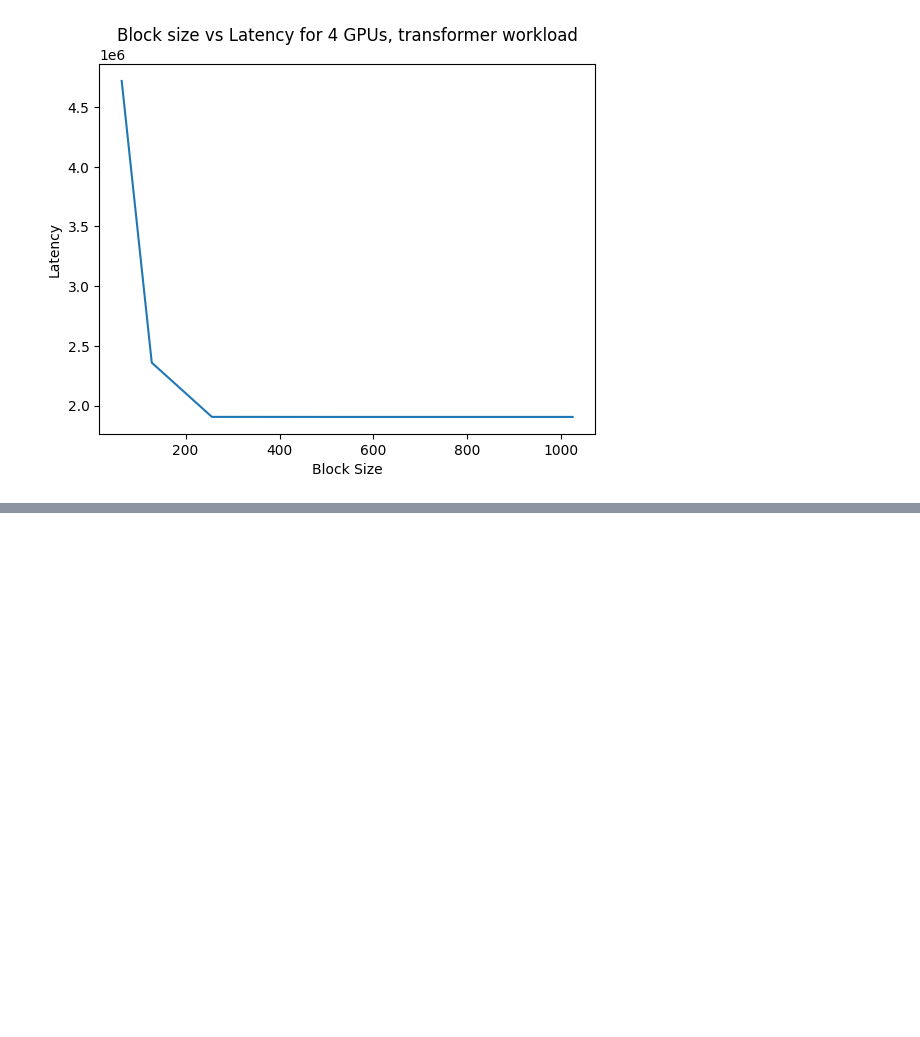
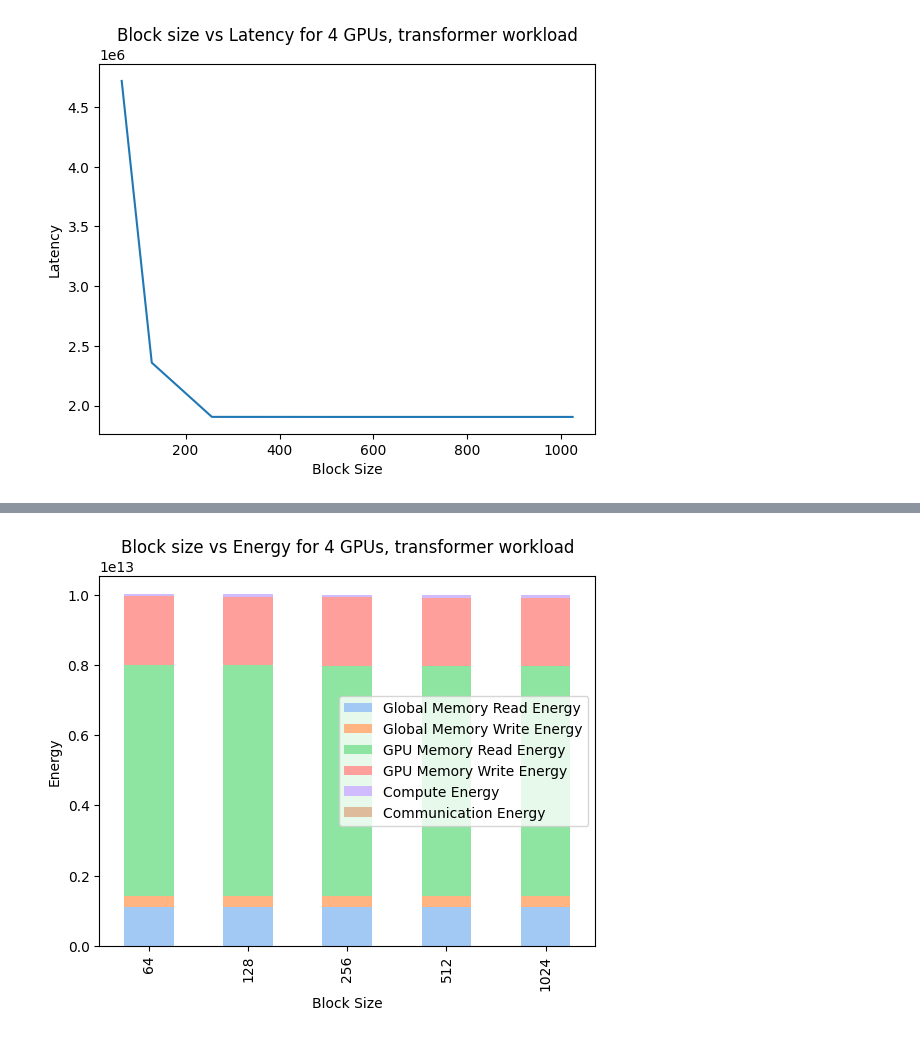
Before and after one commit to Aprilhuu/modeling-rack-scale-computing, a Jupyter notebook: workspace/create_plots.ipynb, the cells around one changed output, grey strips where cells are left out. Saved outputs shown, nothing was run; the diff lists cells and outputs as text; code cells hidden in the pictures; blank space fills up the shorter version.

```diff
--- a/workspace/create_plots.ipynb
+++ b/workspace/create_plots.ipynb
@@ -22,0 +44,4 @@ create_latency_plot("data/TF_blocksize_sweep.csv", "hi", "Block size vs Latency
+# %%
+create_energy_plot("data/TF_blocksize_sweep.csv", "Block size vs Energy for 4 GPUs, transformer workload", 'Blocksize', 'Block Size')
+# %% [output]
+[figure, added]
```
Also changed, not shown: parts of 9 cells of this notebook, 1 other file.
